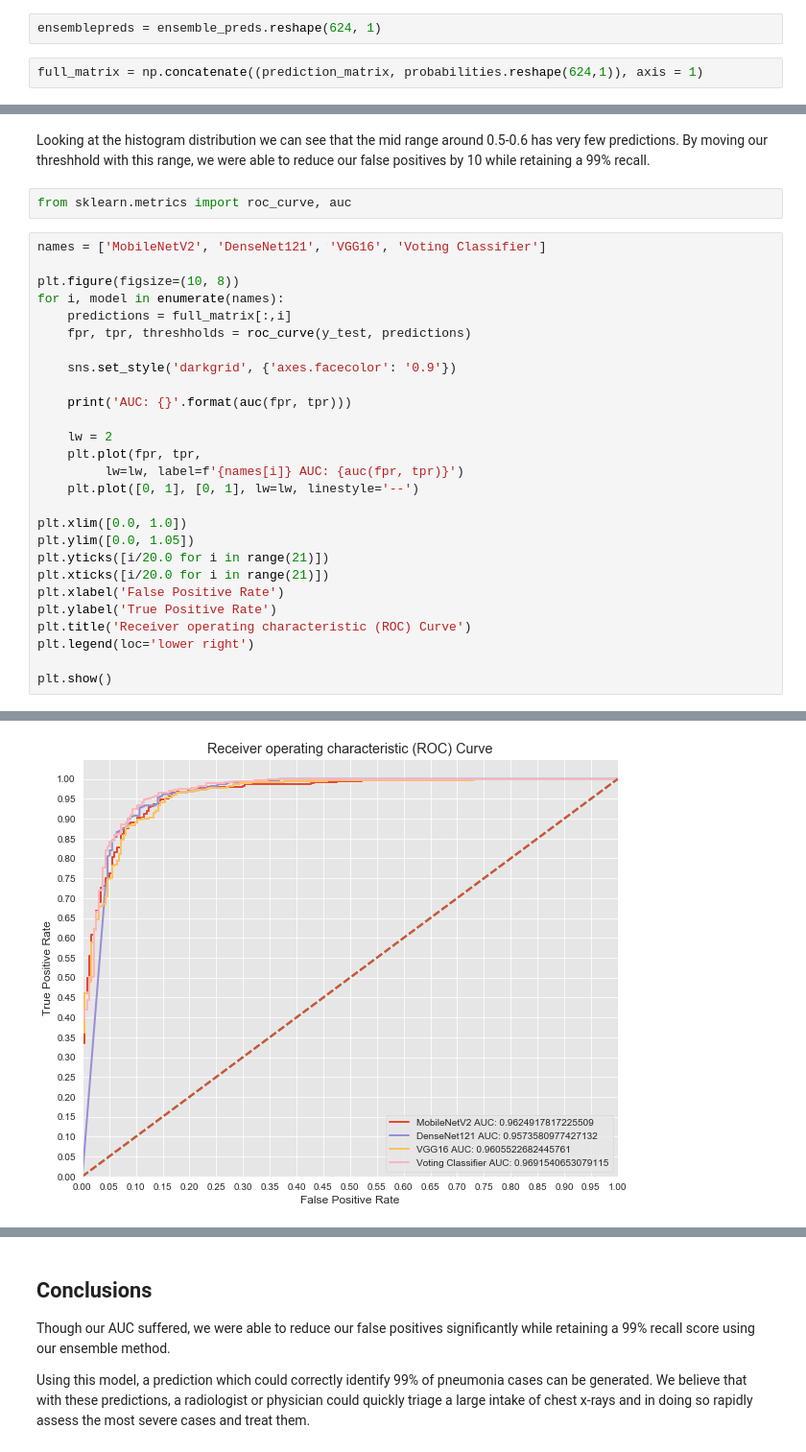
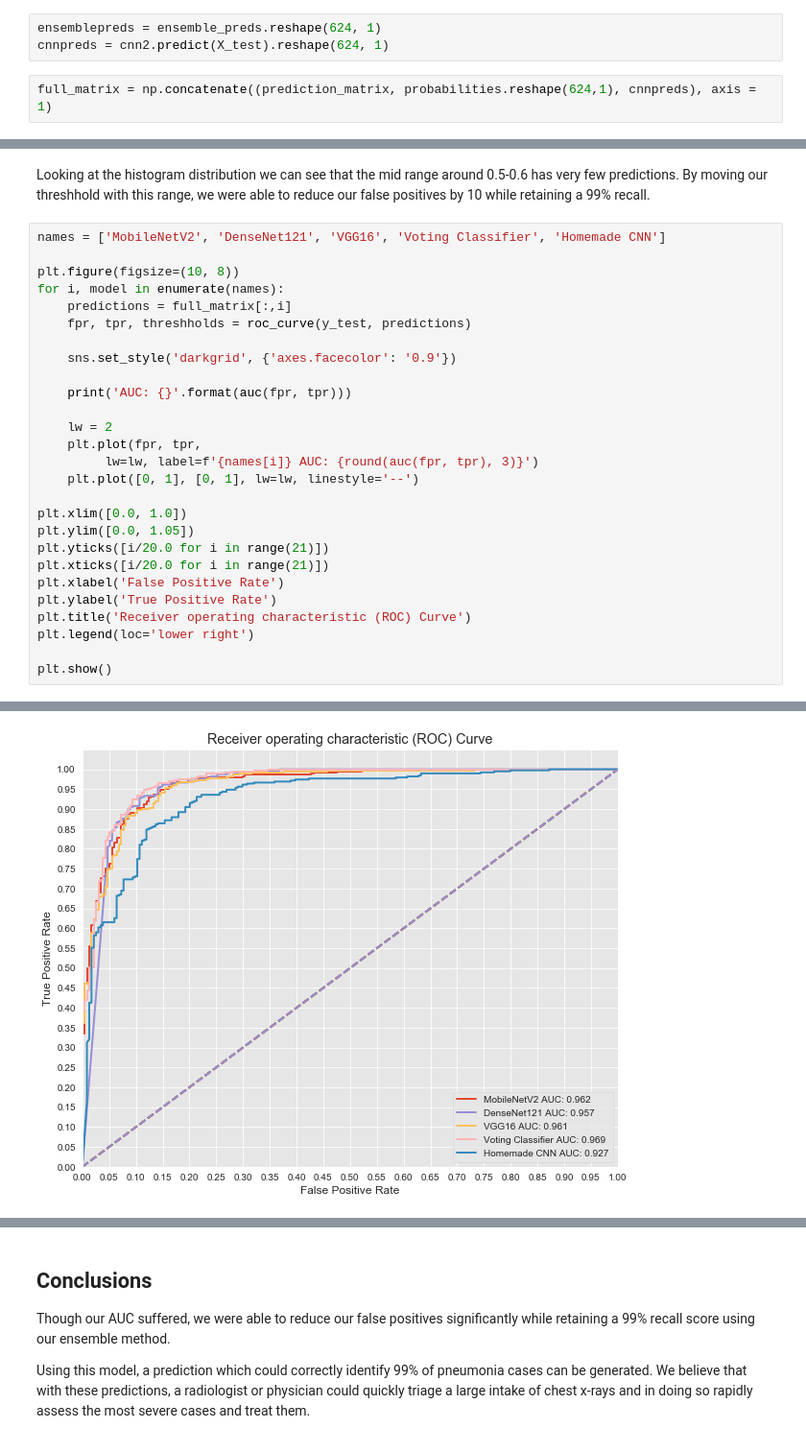
Before and after one commit to bagnine/Pnuemonia-image-classification, a Jupyter notebook: Index.ipynb, the cells around one changed output, grey strips where cells are left out. Shown at 96% size. Saved outputs shown, nothing was run; the diff lists cells and outputs as text.

Commit message:
Updated False Pos/Neg Viz, graphs.py

```diff
--- a/Index.ipynb
+++ b/Index.ipynb
@@ -764,8 +761,9 @@ graphs.plot_cmatrix(y_test,ensemble_preds)
 [figure]
 # %%
 ensemblepreds = ensemble_preds.reshape(624, 1)
+cnnpreds = cnn2.predict(X_test).reshape(624, 1)
 # %%
-full_matrix = np.concatenate((prediction_matrix, probabilities.reshape(624,1)), axis = 1)
+full_matrix = np.concatenate((prediction_matrix, probabilities.reshape(624,1), cnnpreds), axis = 1)
 # %%
 #hist of probabilities
 fig, ax = plt.subplots(figsize = (10,6))
@@ -779,10 +777,8 @@ Text(0, 0.5, 'Number of Predictions')
 [figure]
 # %% [markdown]
 Looking at the histogram distribution we can see that the mid range around 0.5-0.6 has very few predictions. By moving our threshhold with this range, we were able to reduce our false positives by 10 while retaining a 99% recall.
-# %%
-from sklearn.metrics import roc_curve, auc
 # %%
-names = ['MobileNetV2', 'DenseNet121', 'VGG16', 'Voting Classifier']
+names = ['MobileNetV2', 'DenseNet121', 'VGG16', 'Voting Classifier', 'Homemade CNN']
 
 plt.figure(figsize=(10, 8))
 for i, model in enumerate(names):
@@ -795,7 +791,7 @@ for i, model in enumerate(names):
 
     lw = 2
     plt.plot(fpr, tpr,
-         lw=lw, label=f'{names[i]} AUC: {auc(fpr, tpr)}')
+         lw=lw, label=f'{names[i]} AUC: {round(auc(fpr, tpr), 3)}')
     plt.plot([0, 1], [0, 1], lw=lw, linestyle='--')
 
 plt.xlim([0.0, 1.0])
@@ -816,2 +813,2 @@ AUC: 0.9691540653079115
-[figure, old version]
+[figure, new version]
 # %%
```
Also changed, not shown: parts of 11 cells of this notebook, 3 other files.
